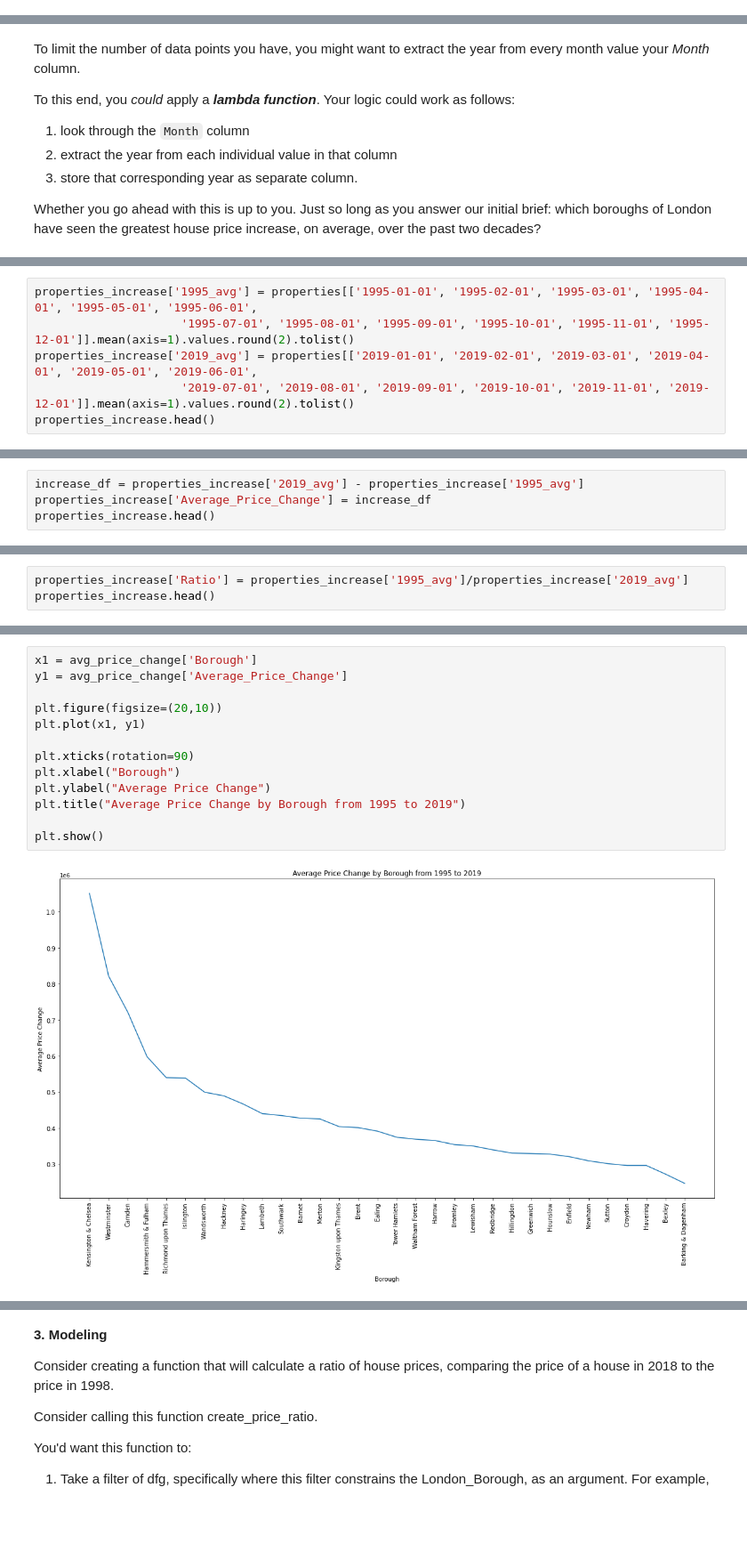
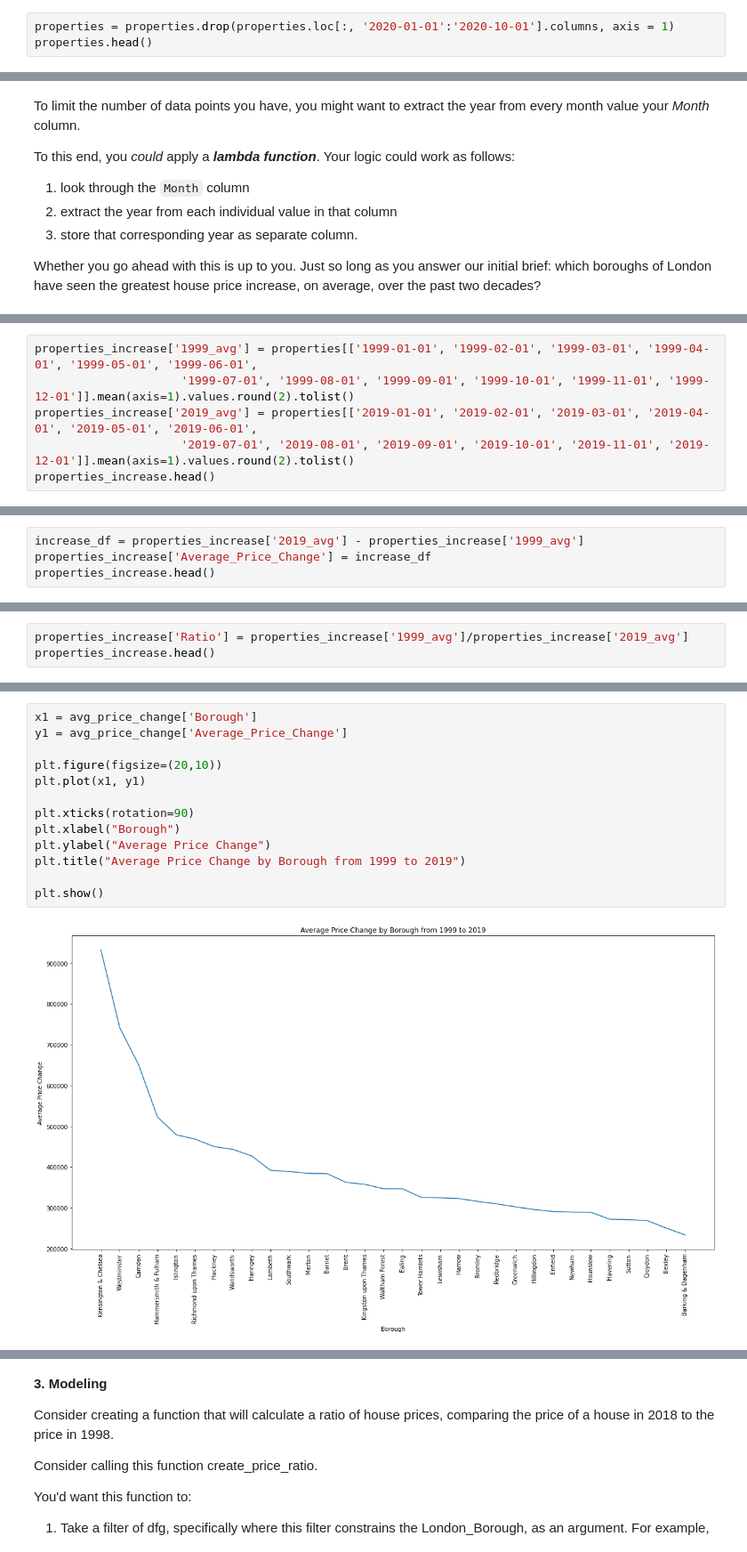
Before and after one commit to dplem/Springboard_Projects, a Jupyter notebook: Unit_4_Challenge_Tier_3.ipynb, the cells around one changed output, grey strips where cells are left out. Shown: that part at 89% size. Saved outputs shown, nothing was run; the diff lists cells and outputs as text; blank space fills up the shorter version.

```diff
--- a/Unit_4_Challenge_Tier_3.ipynb
+++ b/Unit_4_Challenge_Tier_3.ipynb
@@ -292,0 +295,3 @@ properties.head()
+# %%
+properties = properties.drop(properties.loc[:, '2020-01-01':'2020-10-01'].columns, axis = 1)
+properties.head()
@@ -467,6 +480,6 @@ properties_increase.head()
 # %%
-properties_increase['1995_avg'] = properties[['1995-01-01', '1995-02-01', '1995-03-01', '1995-04-01', '1995-05-01', '1995-06-01',
-                     '1995-07-01', '1995-08-01', '1995-09-01', '1995-10-01', '1995-11-01', '1995-12-01']].mean(axis=1).values.round(2).tolist()
+properties_increase['1999_avg'] = properties[['1999-01-01', '1999-02-01', '1999-03-01', '1999-04-01', '1999-05-01', '1999-06-01',
+                     '1999-07-01', '1999-08-01', '1999-09-01', '1999-10-01', '1999-11-01', '1999-12-01']].mean(axis=1).values.round(2).tolist()
 properties_increase['2019_avg'] = properties[['2019-01-01', '2019-02-01', '2019-03-01', '2019-04-01', '2019-05-01', '2019-06-01',
                      '2019-07-01', '2019-08-01', '2019-09-01', '2019-10-01', '2019-11-01', '2019-12-01']].mean(axis=1).values.round(2).tolist()
 properties_increase.head()
@@ -490,5 +503,5 @@ See the caveats in the documentation: https://pandas.pydata.org/pandas-docs/stab
 # %%
-increase_df = properties_increase['2019_avg'] - properties_increase['1995_avg']
+increase_df = properties_increase['2019_avg'] - properties_increase['1999_avg']
 properties_increase['Average_Price_Change'] = increase_df
 properties_increase.head()
 # %% [output]
@@ -505,5 +518,5 @@ See the caveats in the documentation: https://pandas.pydata.org/pandas-docs/stab
 # %%
-properties_increase['Ratio'] = properties_increase['1995_avg']/properties_increase['2019_avg']
+properties_increase['Ratio'] = properties_increase['1999_avg']/properties_increase['2019_avg']
 properties_increase.head()
 # %% [output]
 A value is trying to be set on a copy of a slice from a DataFrame.
@@ -532,18 +545,18 @@ avg_price_change.head()
 # %%
 x1 = avg_price_change['Borough']
 y1 = avg_price_change['Average_Price_Change']
 
 plt.figure(figsize=(20,10))
 plt.plot(x1, y1)
 
 plt.xticks(rotation=90)
 plt.xlabel("Borough")
 plt.ylabel("Average Price Change")
-plt.title("Average Price Change by Borough from 1995 to 2019")
+plt.title("Average Price Change by Borough from 1999 to 2019")
 
 plt.show()
 # %% [output]
-[figure, old version]
+[figure, new version]
 # %%
 # Boroughs with Highest ratio sorted by descending.
 
```
Also changed, not shown: parts of 23 cells of this notebook.
